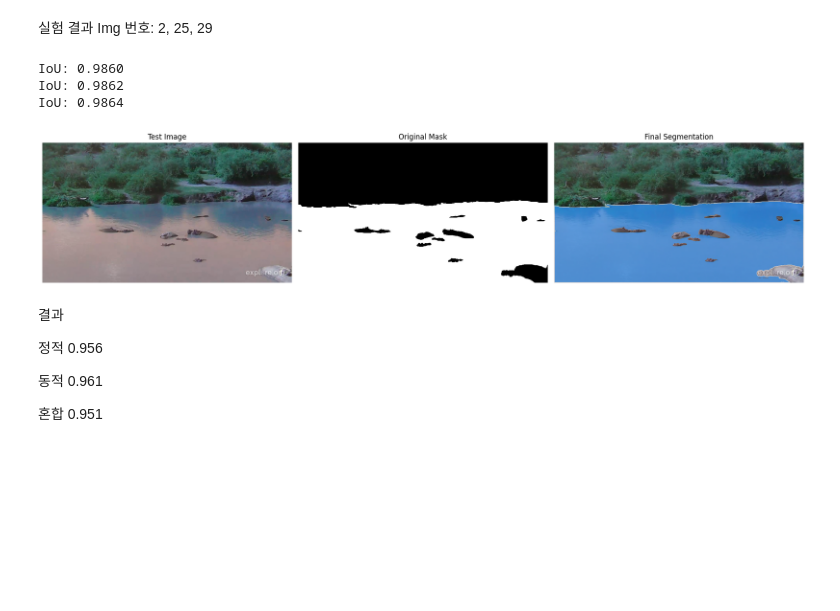
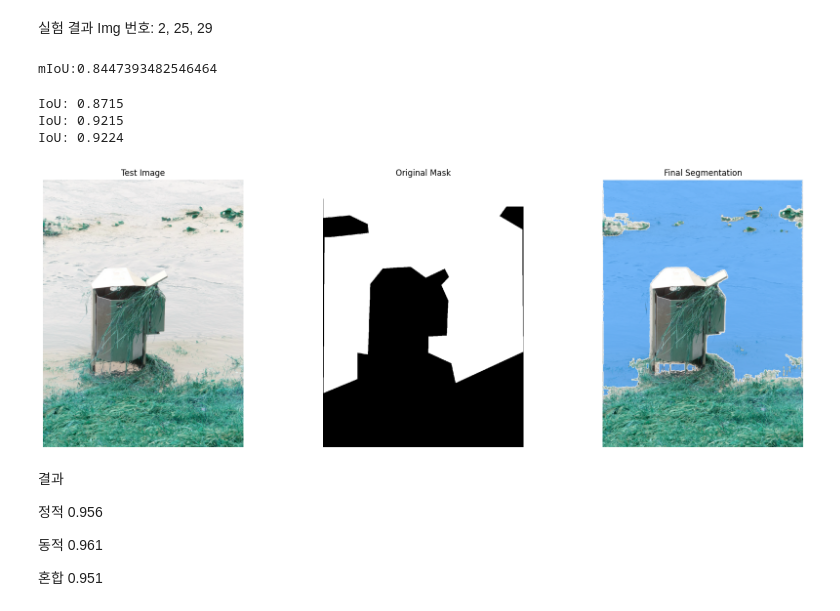
Before and after one commit to KimJin-Yong/segment-anything-2, a Jupyter notebook: notebooks/fine_tune.ipynb, the cells around one changed output. Saved outputs shown, nothing was run; the diff lists cells and outputs as text; code cells hidden in the pictures; blank space fills up the shorter version.

Commit message:
create auto seg images

```diff
--- a/notebooks/fine_tune.ipynb
+++ b/notebooks/fine_tune.ipynb
@@ -384,6 +394,50 @@ def show_mask(mask, ax, random_color=False, borders = True):
         contours = [cv2.approxPolyDP(contour, epsilon=0.01, closed=True) for contour in contours]
         mask_image = cv2.drawContours(mask_image, contours, -1, (1, 1, 1, 0.5), thickness=2)
     ax.imshow(mask_image)
+# %%
+FINE_TUNED_MODEL_WEIGHTS = r"ADE_1000.torch"
+sam2_model = build_sam2(model_cfg, sam2_checkpoint, device="cuda")
+
+predictor = SAM2ImagePredictor(sam2_model)
+predictor.model.load_state_dict(torch.load(FINE_TUNED_MODEL_WEIGHTS))
+
+results = []
+for selected_entry in test_data:
+    image_path = selected_entry['image']
+    mask_path = selected_entry['annotation']
+
+    image, gt = read_image(image_path, mask_path)
+    num_samples = 3  # Number of points per segment to sample
+    input_points = get_points(gt, num_samples)
+
+    with torch.no_grad():
+        predictor.set_image(image)
+        masks, scores, logits = predictor.predict(
+            point_coords=input_points,
+            point_labels=np.ones([input_points.shape[0], 1])
+        )
+
+    np_masks = np.array(masks[:, 0])
+    np_scores = scores[:, 0]
+    sorted_masks = np_masks[np.argsort(np_scores)][::-1]
+
+    seg_map = np.zeros_like(sorted_masks[0], dtype=np.uint8)
+    occupancy_mask = np.zeros_like(sorted_masks[0], dtype=bool)
+
+    for i in range(sorted_masks.shape[0]):
+        mask = sorted_masks[i]
+
+        mask_bool = mask.astype(bool)
+        mask_bool[occupancy_mask] = False  # Set overlapping areas to False in the mask
+        seg_map[mask_bool] = i + 1  # Use boolean mask to index seg_map
+        occupancy_mask[mask_bool] = True  # Update occupancy_mask
+
+    iou = calculate_iou(gt, seg_map)
+    results.append(iou)
+
+print(f"mIoU:{sum(results) / len(results)}")
+# %% [output]
+mIoU:0.8447393482546464
 # %%
 # Randomly select a test image from the test_data
 selected_entry = random.choice(test_data)
@@ -399,7 +453,7 @@ num_samples = 3  # Number of points per segment to sample
 input_points = get_points(gt, num_samples)
 
 # Load the fine-tuned model
-FINE_TUNED_MODEL_WEIGHTS = r"vflood_tuning\Vflood_2500.torch"
+FINE_TUNED_MODEL_WEIGHTS = r"vflood_tuning\Vflood_3000.torch"
 sam2_model = build_sam2(model_cfg, sam2_checkpoint, device="cuda")
 
 # Build net and load weights
@@ -433,37 +487,37 @@ for i in range(sorted_masks.shape[0]):
     occupancy_mask[mask_bool] = True  # Update occupancy_mask
 
     # Visualization: Show the original image, mask, and final segmentation side by side
 
     iou = calculate_iou(gt, seg_map)
     print(f"IoU: {iou:.4f}")
 
 plt.figure(figsize=(18, 6))
 
 plt.subplot(1, 3, 1)
 plt.title('Test Image')
 plt.imshow(image)
 plt.axis('off')
 
 plt.subplot(1, 3, 2)
 plt.title('Original Mask')
 plt.imshow(gt, cmap='gray')
 plt.axis('off')
 
 seg_map = seg_map.astype(bool)
 
 plt.subplot(1, 3, 3)
 plt.title('Final Segmentation')
 plt.imshow(image)
 show_mask(seg_map, plt.gca())
 plt.axis('off')
 
 plt.tight_layout()
 plt.show()
 # %% [output]
-IoU: 0.9860
-IoU: 0.9862
-IoU: 0.9864
+IoU: 0.8715
+IoU: 0.9215
+IoU: 0.9224
-[figure, old version]
+[figure, new version]
 # %% [markdown]
 결과
 
```
Also changed, not shown: parts of 7 cells of this notebook, 3 other files.
